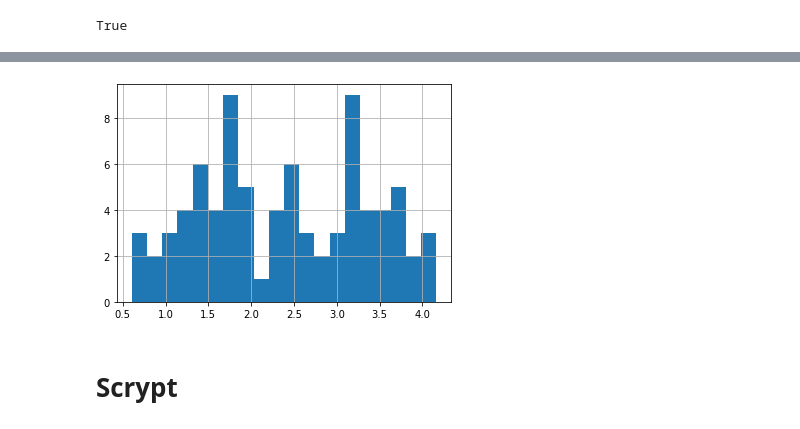
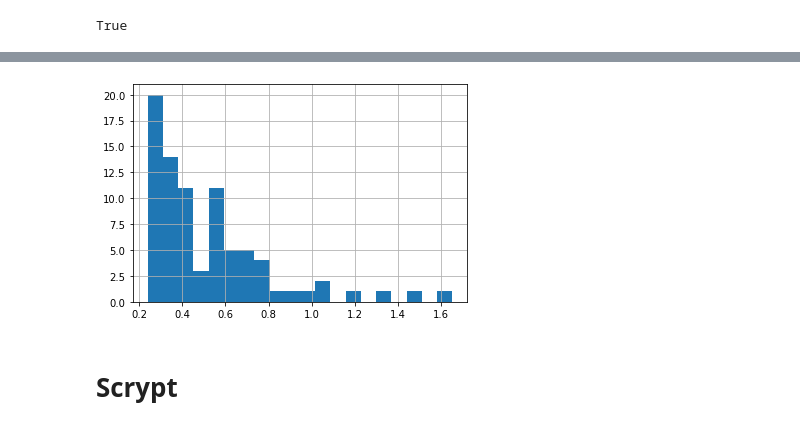
Before and after one commit to Lukasdeloose/sustainable_blockchain, a Jupyter notebook: data_analysis/hardware.ipynb, the cells around one changed output, grey strips where cells are left out. Cells and saved outputs as stored; diff of their text form; code cells hidden in the pictures.

```diff
--- a/data_analysis/hardware.ipynb
+++ b/data_analysis/hardware.ipynb
@@ -177,8 +192,8 @@ equihash['consumption'] = 1/equihash['efficiency']
 # %%
-equihash['efficiency'].hist(bins=20)
+equihash['consumption'].hist(bins=20)
 plt.show()
 # %% [output]
-[figure, old version]
+[figure, new version]
 # %%
 equihash.to_csv(DATA_PATH+'equihash_hardware_clean.csv')
 # %% [markdown]
```
Also changed, not shown: parts of 1 cell of this notebook, 4 other files.
